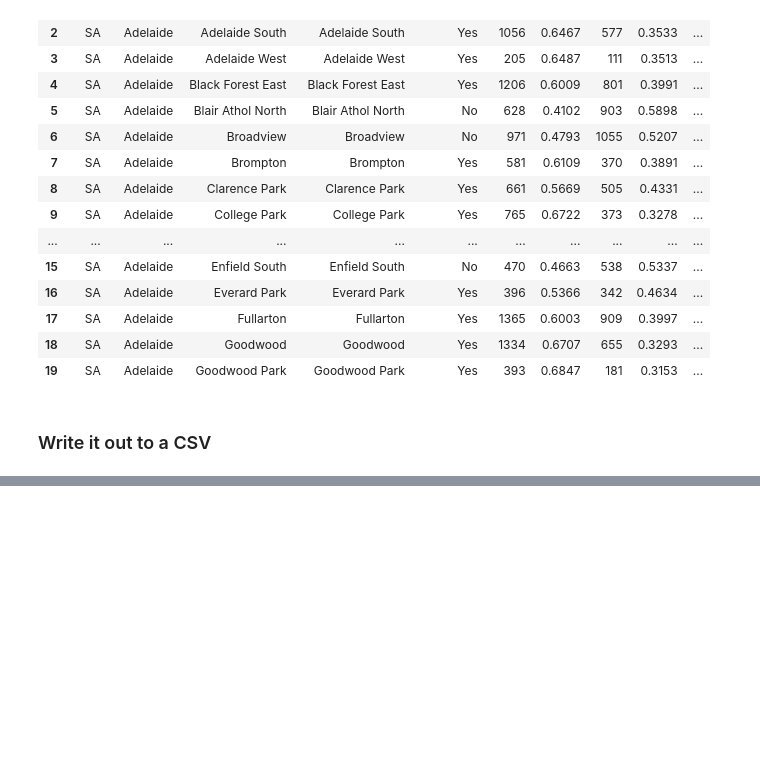
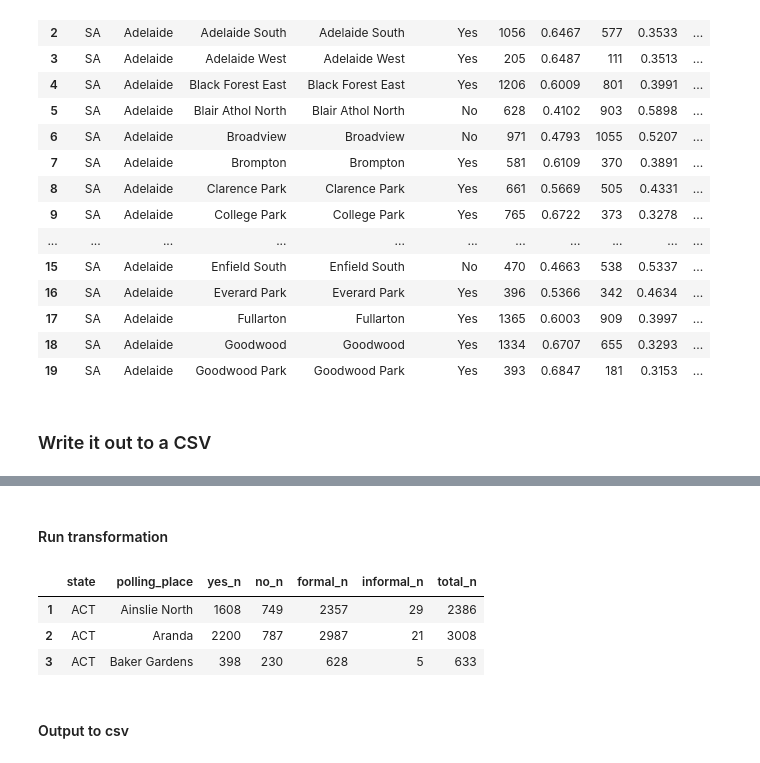
Before and after one commit to jaketclarke/australian_referenda, a Jupyter notebook: referenda_data_cleanup.ipynb, the cells around one changed output, grey strips where cells are left out. Drawn from its saved outputs; the diff is of its cells as text; code cells hidden in the pictures; blank space fills up the shorter version.

```diff
--- a/referenda_data_cleanup.ipynb
+++ b/referenda_data_cleanup.ipynb
@@ -421,0 +445,46 @@ df_republic.to_csv(
+# %% [markdown]
+#### Run transformation
+# %%
+
+# limit columns
+df_republic_by_pp = df_republic[[
+    'state',
+    'polling_place',
+    'yes_n',
+    'no_n',
+    'formal_n',
+    'informal_n',
+    'total_n'
+]]
+
+# group by state and polling_place, sum other columns
+df_republic_by_pp = df_republic_by_pp.groupby([
+    'state',
+    'polling_place'
+]).sum()
+
+df_republic_by_pp = df_republic_by_pp.reset_index()
+
+# remove summary lines that don't make sense removing electorate, such as absent
+pp_to_remove = [
+    'Division Summary',
+    'Total Ordinary',
+    'ABSENT',
+    'PRE_POLL',
+    'POSTAL',
+    'PROVISIONAL',
+    'Special Hospitals',
+    'Remote Mobiles'
+]
+
+df_republic_by_pp = df_republic_by_pp[~df_republic_by_pp['polling_place'].isin(pp_to_remove)]
+
+# check result
+df_republic_by_pp.head(3)
+# %% [output]
+|  | state | polling_place | yes_n | no_n | formal_n | informal_n | total_n |
+| 1 | ACT | Ainslie North | 1608 | 749 | 2357 | 29 | 2386 |
+| 2 | ACT | Aranda | 2200 | 787 | 2987 | 21 | 3008 |
+| 3 | ACT | Baker Gardens | 398 | 230 | 628 | 5 | 633 |
+# %% [markdown]
+#### Output to csv
```
Also changed, not shown: parts of 4 cells of this notebook, 1 other file.
